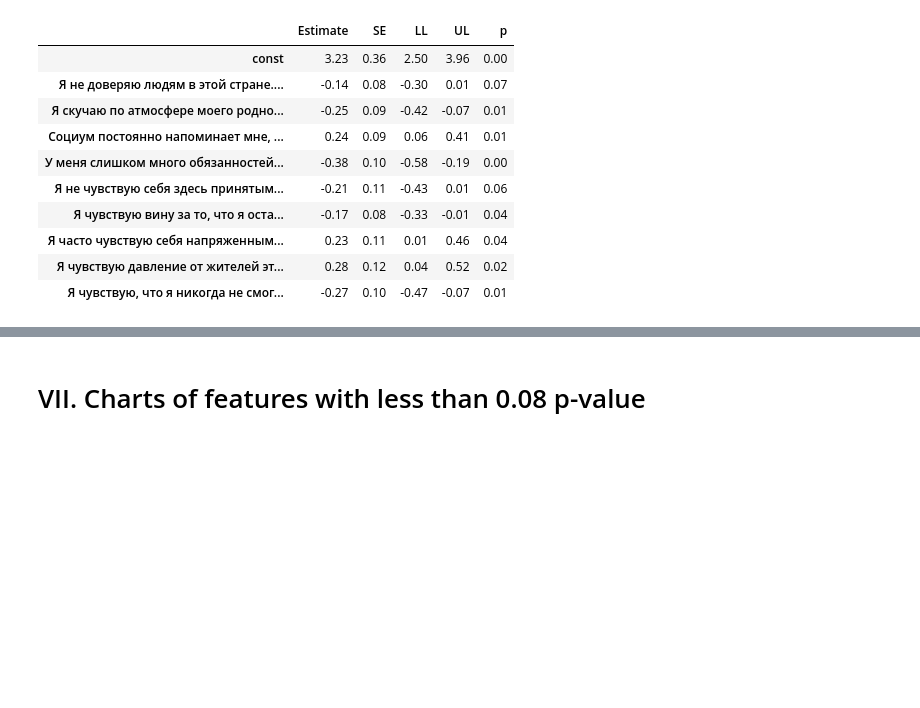
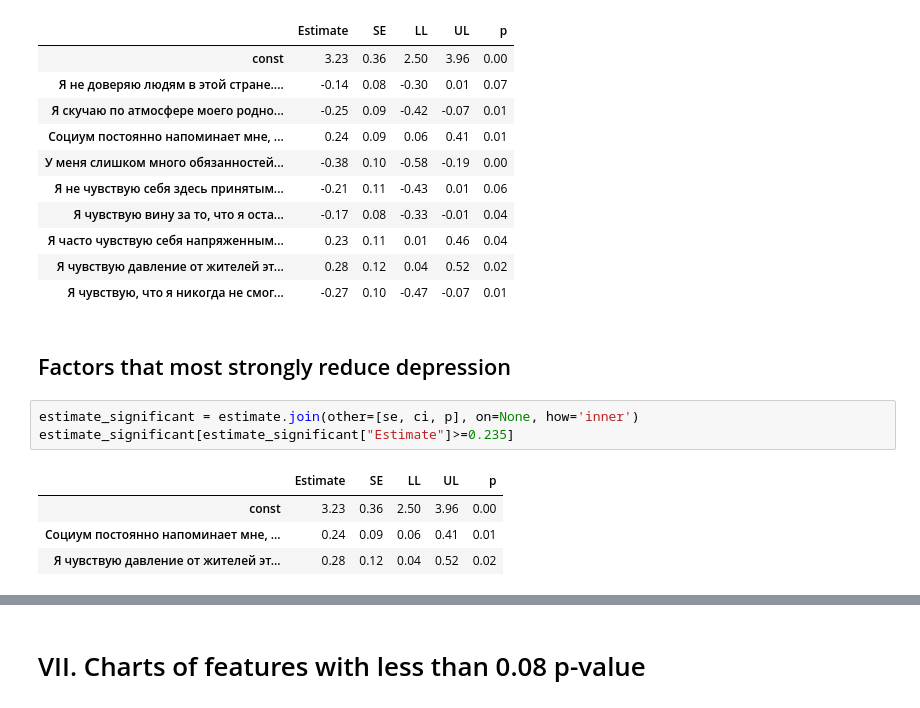
Before and after one commit to DimitriBolt/PTSD, a Jupyter notebook: Depression~DailyStressors.ipynb, the cells around one changed output, grey strips where cells are left out. Saved outputs shown, nothing was run; the diff lists cells and outputs as text; blank space fills up the shorter version.

```diff
--- a/Depression~DailyStressors.ipynb
+++ b/Depression~DailyStressors.ipynb
@@ -151,3 +173,13 @@ estimate.join(other=[se, ci, p], on=None, how='inner')
 | Я часто чувствую себя напряженным... | 0.23 | 0.11 | 0.01 | 0.46 | 0.04 |
 | Я чувствую давление от жителей эт... | 0.28 | 0.12 | 0.04 | 0.52 | 0.02 |
 | Я чувствую, что я никогда не смог... | -0.27 | 0.10 | -0.47 | -0.07 | 0.01 |
+# %% [markdown]
+## Factors that most strongly reduce depression
+# %%
+estimate_significant = estimate.join(other=[se, ci, p], on=None, how='inner')
+estimate_significant[estimate_significant["Estimate"]>=0.235]
+# %% [output]
+|  | Estimate | SE | LL | UL | p |
+| const | 3.23 | 0.36 | 2.50 | 3.96 | 0.00 |
+| Социум постоянно напоминает мне, ... | 0.24 | 0.09 | 0.06 | 0.41 | 0.01 |
+| Я чувствую давление от жителей эт... | 0.28 | 0.12 | 0.04 | 0.52 | 0.02 |
```
Also changed, not shown: parts of 8 cells of this notebook, 2 other files.
